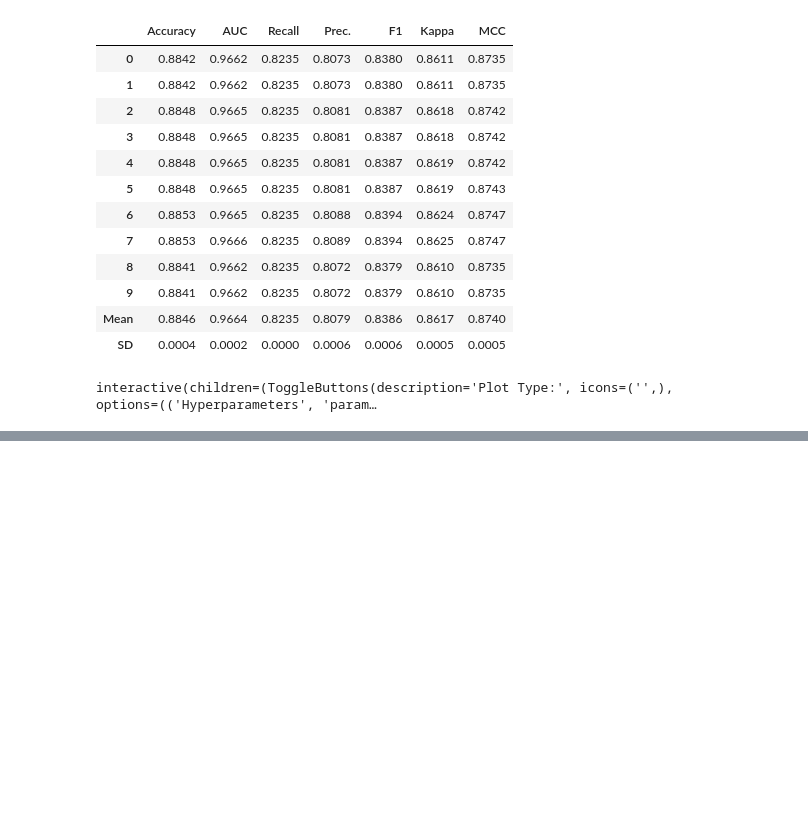
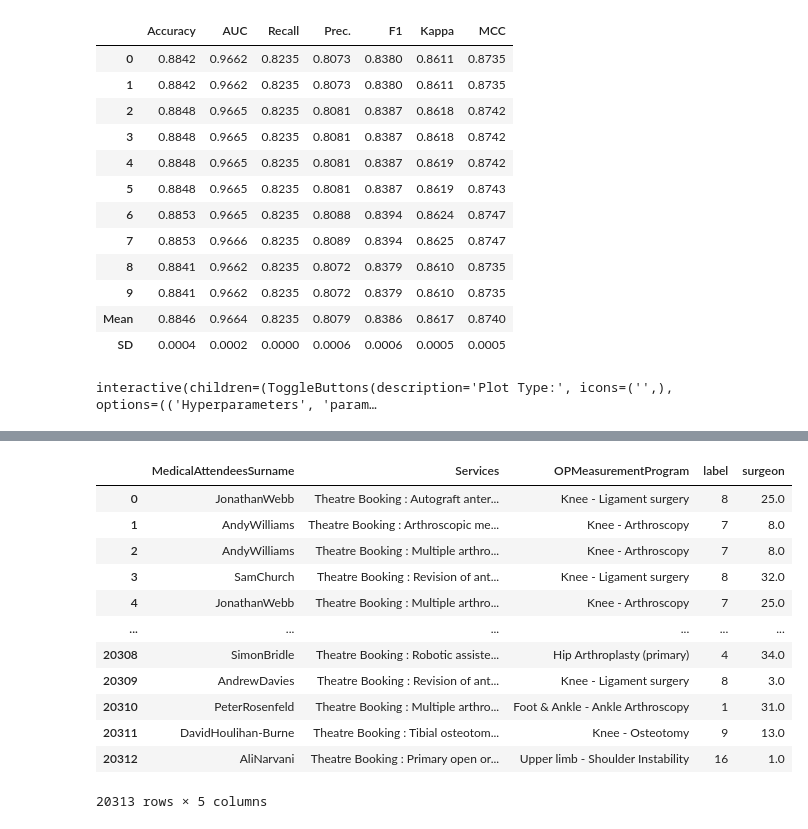
Before and after one commit to montgoz007/bugs-caret, a Jupyter notebook: pathway_classify.ipynb, the cells around one changed output, grey strips where cells are left out. Drawn from its saved outputs; the diff is of its cells as text; code cells hidden in the pictures; blank space fills up the shorter version.

```diff
--- a/pathway_classify.ipynb
+++ b/pathway_classify.ipynb
@@ -247,0 +250,4 @@ interactive(children=(ToggleButtons(description='Plot Type:', icons=('',), optio
+# %%
+# Dropping additional index and med attend cols (med attend so the set matches a tutorial)
+df2 = pd.read_csv('data/training.csv').drop(columns=['Unnamed: 0'])
+df2.head()
@@ -247,0 +261,22 @@ interactive(children=(ToggleButtons(description='Plot Type:', icons=('',), optio
+# %%
+from sklearn.preprocessing import OrdinalEncoder
+oe = OrdinalEncoder()
+# Applying label encoder
+df2['label'] = le.fit_transform(df2['OPMeasurementProgram'])
+# Applying ordinal encodr
+df2['surgeon'] = oe.fit_transform(df2[['MedicalAttendeesSurname']])
+df2
+# %% [output]
+|  | MedicalAttendeesSurname | Services | OPMeasurementProgram | label | surgeon |
+| 0 | JonathanWebb | Theatre Booking : Autograft anter... | Knee - Ligament surgery | 8 | 25.0 |
+| 1 | AndyWilliams | Theatre Booking : Arthroscopic me... | Knee - Arthroscopy | 7 | 8.0 |
+| 2 | AndyWilliams | Theatre Booking : Multiple arthro... | Knee - Arthroscopy | 7 | 8.0 |
+| 3 | SamChurch | Theatre Booking : Revision of ant... | Knee - Ligament surgery | 8 | 32.0 |
+| 4 | JonathanWebb | Theatre Booking : Multiple arthro... | Knee - Arthroscopy | 7 | 25.0 |
+| ... | ... | ... | ... | ... | ... |
+| 20308 | SimonBridle | Theatre Booking : Robotic assiste... | Hip Arthroplasty (primary) | 4 | 34.0 |
+| 20309 | AndrewDavies | Theatre Booking : Revision of ant... | Knee - Ligament surgery | 8 | 3.0 |
+| 20310 | PeterRosenfeld | Theatre Booking : Multiple arthro... | Foot & Ankle - Ankle Arthroscopy | 1 | 31.0 |
+| 20311 | DavidHoulihan-Burne | Theatre Booking : Tibial osteotom... | Knee - Osteotomy | 9 | 13.0 |
+| 20312 | AliNarvani | Theatre Booking : Primary open or... | Upper limb - Shoulder Instability | 16 | 1.0 |
+20313 rows × 5 columns
```
Also changed, not shown: parts of 20 cells of this notebook, 2 other files.
